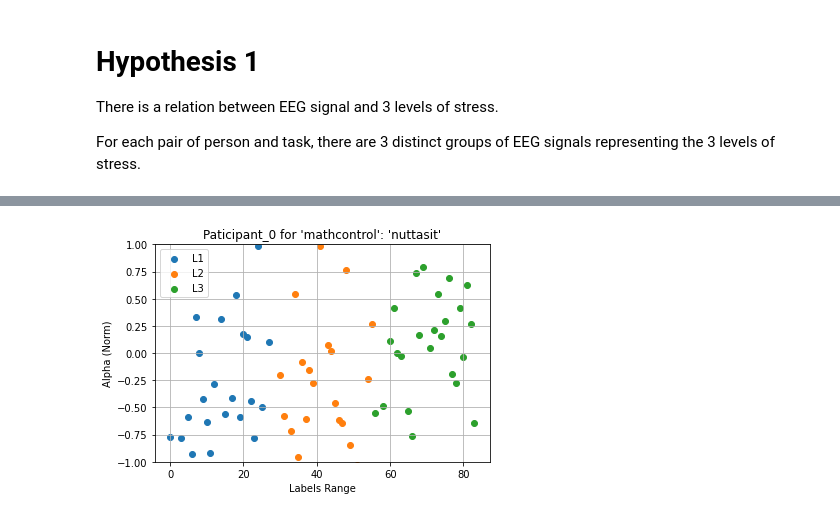
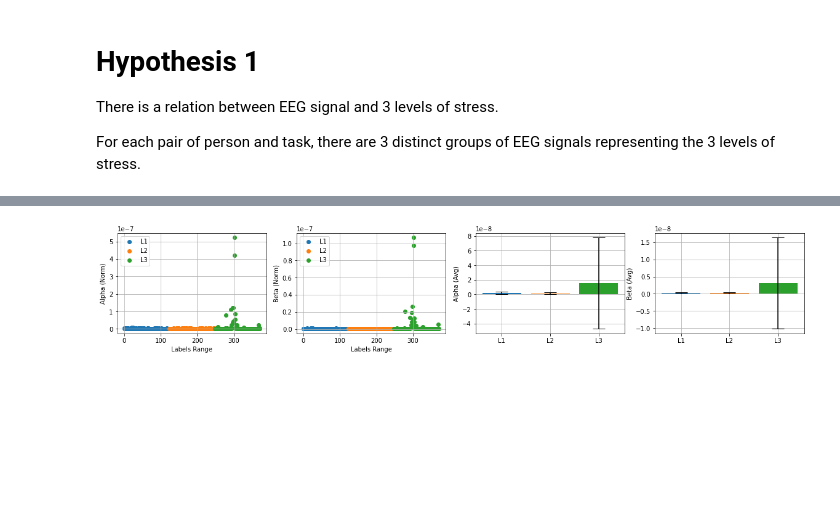
Before and after one commit to akraradets/2021JanHCI, a Jupyter notebook: 1.5-Convert/3-analyze_wt_math_all_parti.ipynb, the cells around one changed output, grey strips where cells are left out. Cells and saved outputs as stored; diff of their text form; code cells hidden in the pictures; blank space fills up the shorter version.

```diff
--- a/1.5-Convert/3-analyze_wt_math_all_parti.ipynb
+++ b/1.5-Convert/3-analyze_wt_math_all_parti.ipynb
@@ -37,8 +37,8 @@ marker_names = [0,
             'math,HigherStress,O',
             'fixation,None,None']
 # %%
-task = "mathcontrol"
-# task = "mathstress"
+# task = "mathcontrol"
+task = "mathstress"
 
 files = glob(f"data/*_{task}_*.csv")
 names = []
@@ -71,7 +71,7 @@ index   name    file_name
 with tqdm(pd_raws) as pbar:
     for index, pd_raw in enumerate(pbar):
         pbar.set_description(f"{index} {names[index]}")
-        marker = pd_raw['Marker']
+        marker = pd_raw['Marker'].copy()
         print(f"Participant:'{names[index]}'")
         print(f"Number of LowStress: {sum(marker == marker_names.index('math,LowStress,start'))}")
         print(f"\tcorrect: {sum(marker == marker_names.index('math,LowStress,T'))}")
@@ -106,5 +106,6 @@ with tqdm(pd_raws) as pbar:
         marker[marker == marker_names.index('math,HigherStress,F')] = 0
         marker[marker == marker_names.index('math,HigherStress,S')] = 0
         marker[marker == marker_names.index('math,HigherStress,O')] = 0
+        pd_raw['Marker'] = marker
         # break
 # %% [output]
@@ -348,10 +138,12 @@ with tqdm(pd_raws) as pbar:
 # Preprocess
 for raw in raws:
     raw.notch_filter([50,100],filter_length='auto', phase='zero', verbose=False) # Line power
-    raw.filter(1, None, verbose=False) # Slow drift
-    # ica = mne.preprocessing.ICA(n_components=8, max_iter='auto')
+    raw.filter(5, None, verbose=False) # Slow drift
+    # ica = mne.preprocessing.ICA(n_components=None, max_iter='auto')
     # ica.fit(raw, verbose=False)
+    # print(raw.data.shape)
     # raw = ica.apply(raw, verbose=False)
+    # print(raw.shape)
     pass
 # %%
 interested_marker_names = ['math,LowStress,start','math,MildStress,start','math,HigherStress,start','fixation,None,None']
@@ -417,7 +209,7 @@ with tqdm(events_list) as pbar:
         interested_events_list.append(interested_events)
 # %%
 # Here we split the block into chuncks
-chunck_size = 5 # second
+chunck_size = 1 # second
 chunck_events_list = []
 num_chunck = None
 with tqdm(interested_events_list) as pbar:
@@ -491,20 +305,58 @@ with tqdm(raws) as pbar:
 # features.shape
 # %%
 for index, features in enumerate(features_list):
-    fig,ax = plt.subplots(1,1)
-    # f_norm = normalize(np.array(features).reshape(-1,1), axis=0, norm='max')
-    scaler = StandardScaler()
-    f_norm = scaler.fit_transform(np.array(features).reshape(-1,1))
+    fig,ax = plt.subplots(1,4, figsize=(20,3))
+    print(f"Paticipant_{index} for '{task}': '{names[index]}'")
+    # Normalize
+    # f_beta_norm = normalize(np.array(features).reshape(-1,1), axis=0, norm='max')
     # StandardScaler
-    # f_norm = np.array(features).reshape(-1,1)
-    ax.scatter(range(num_chunck*0,num_chunck*1),f_norm[num_chunck*0:num_chunck*1], label="L1")
-    ax.scatter(range(num_chunck*1,num_chunck*2),f_norm[num_chunck*1:num_chunck*2], label="L2")
-    ax.scatter(range(num_chunck*2,num_chunck*3),f_norm[num_chunck*2:num_chunck*3], label="L3")
-    ax.set_title(f"Paticipant_{index} for '{task}': '{names[index]}'")
-    ax.set_xlabel("Labels Range")
-    ax.set_ylabel("Alpha (Norm)")
-    ax.legend()
-    ax.grid()
-    ax.set_ylim(-1,1)
+    # scaler = StandardScaler()
+    # f_beta_norm = scaler.fit_transform(np.array(features).reshape(-1,1))
+    # Do not thing
+    f_norm = np.array(features).reshape(-1,1)
+    L1, L1_range = f_norm[num_chunck*0:num_chunck*1], range(num_chunck*0,num_chunck*1)
+    L2, L2_range = f_norm[num_chunck*1:num_chunck*2], range(num_chunck*1,num_chunck*2)
+    L3, L3_range = f_norm[num_chunck*2:num_chunck*3], range(num_chunck*2,num_chunck*3)
+    ax[0].scatter(L1_range,L1, label="L1")
+    ax[0].scatter(L2_range,L2, label="L2")
+    ax[0].scatter(L3_range,L3, label="L3")
+    # ax[0].set_title(f"Paticipant_{index} for '{task}': '{names[index]}'")
+    ax[0].set_xlabel("Labels Range")
+    ax[0].set_ylabel("Alpha (Norm)")
+    ax[0].legend()
+    ax[0].grid()
+    # ax[0].set_ylim(-0.0000000001,0.00000001)
+    # print(L1.mean())
+
+    f_beta_norm = np.array(features_list_beta[index]).reshape(-1,1)
+    L1_beta, L1_beta_range = f_beta_norm[num_chunck*0:num_chunck*1], range(num_chunck*0,num_chunck*1)
+    L2_beta, L2_beta_range = f_beta_norm[num_chunck*1:num_chunck*2], range(num_chunck*1,num_chunck*2)
+    L3_beta, L3_beta_range = f_beta_norm[num_chunck*2:num_chunck*3], range(num_chunck*2,num_chunck*3)
+    ax[1].scatter(L1_beta_range,L1_beta, label="L1")
+    ax[1].scatter(L2_beta_range,L2_beta, label="L2")
+    ax[1].scatter(L3_beta_range,L3_beta, label="L3")
+    ax[1].set_xlabel("Labels Range")
+    ax[1].set_ylabel("Beta (Norm)")
+    ax[1].legend()
+    ax[1].grid()
+
+    ax[2].bar([0],L1.mean(),yerr=L1.std(),ecolor='black', capsize=10)
+    ax[2].bar([1],L2.mean(),yerr=L2.std(),ecolor='black', capsize=10)
+    ax[2].bar([2],L3.mean(),yerr=L3.std(),ecolor='black', capsize=10)
+    ax[2].set_ylabel("Alpha (Avg)")
+    # ax[2].legend()
+    ax[2].grid()
+    ax[2].set_xticks(np.arange(3))
+    ax[2].set_xticklabels(['L1','L2','L3'])
+
+
+    ax[3].bar([0],L1_beta.mean(),yerr=L1_beta.std(),ecolor='black', capsize=10)
+    ax[3].bar([1],L2_beta.mean(),yerr=L2_beta.std(),ecolor='black', capsize=10)
+    ax[3].bar([2],L3_beta.mean(),yerr=L3_beta.std(),ecolor='black', capsize=10)
+    ax[3].set_ylabel("Beta (Avg)")
+    # ax[3].legend()
+    ax[3].grid()
+    ax[3].set_xticks(np.arange(3))
+    ax[3].set_xticklabels(['L1','L2','L3'])
     plt.show()
 # %% [output]
@@ -511 +364 @@ for index, features in enumerate(features_list):
-[figure, old version]
+[figure, new version]
```
Also changed, not shown: parts of 7 cells of this notebook, 1 other file.
